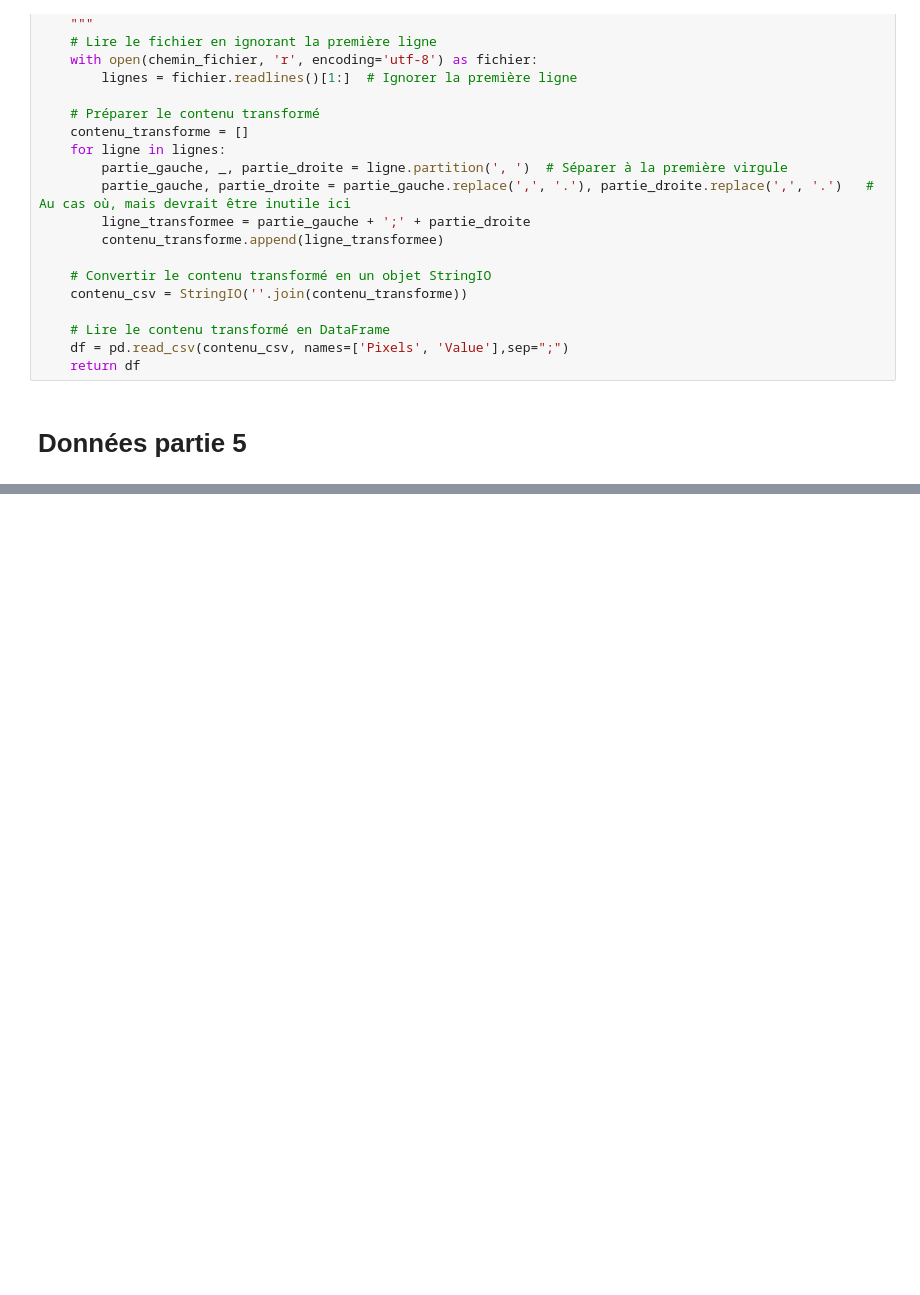
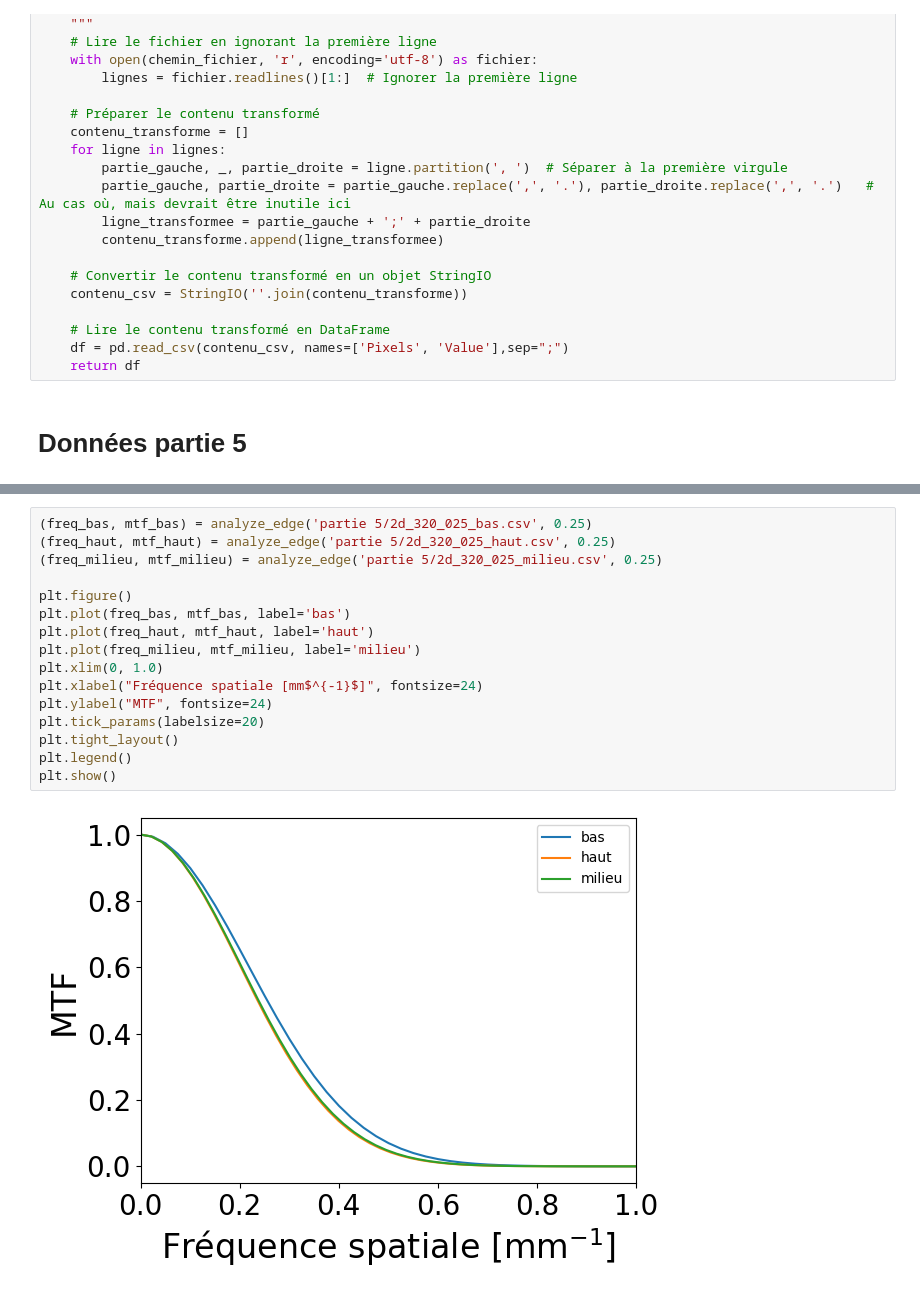
Before and after one commit to felixantoine1/labV_projet, a Jupyter notebook: analyse_partie5.ipynb, the cells around one changed output, grey strips where cells are left out. Saved outputs shown, nothing was run; the diff lists cells and outputs as text; blank space fills up the shorter version.

Commit message:
Graphs partie 5

```diff
--- a/analyse_partie5.ipynb
+++ b/analyse_partie5.ipynb
@@ -71,0 +217,18 @@ p5_3d_320_200_milieu = lire_csv(r"partie 5\3d_320_200_milieu.csv")
+# %%
+(freq_bas, mtf_bas) = analyze_edge('partie 5/2d_320_025_bas.csv', 0.25)
+(freq_haut, mtf_haut) = analyze_edge('partie 5/2d_320_025_haut.csv', 0.25)
+(freq_milieu, mtf_milieu) = analyze_edge('partie 5/2d_320_025_milieu.csv', 0.25)
+
+plt.figure()
+plt.plot(freq_bas, mtf_bas, label='bas')
+plt.plot(freq_haut, mtf_haut, label='haut')
+plt.plot(freq_milieu, mtf_milieu, label='milieu')
+plt.xlim(0, 1.0)
+plt.xlabel("Fréquence spatiale [mm$^{-1}$]", fontsize=24)
+plt.ylabel("MTF", fontsize=24)
+plt.tick_params(labelsize=20)
+plt.tight_layout()
+plt.legend()
+plt.show()
+# %% [output]
+[figure, added]
```
Also changed, not shown: parts of 5 cells of this notebook, 11 other files.
